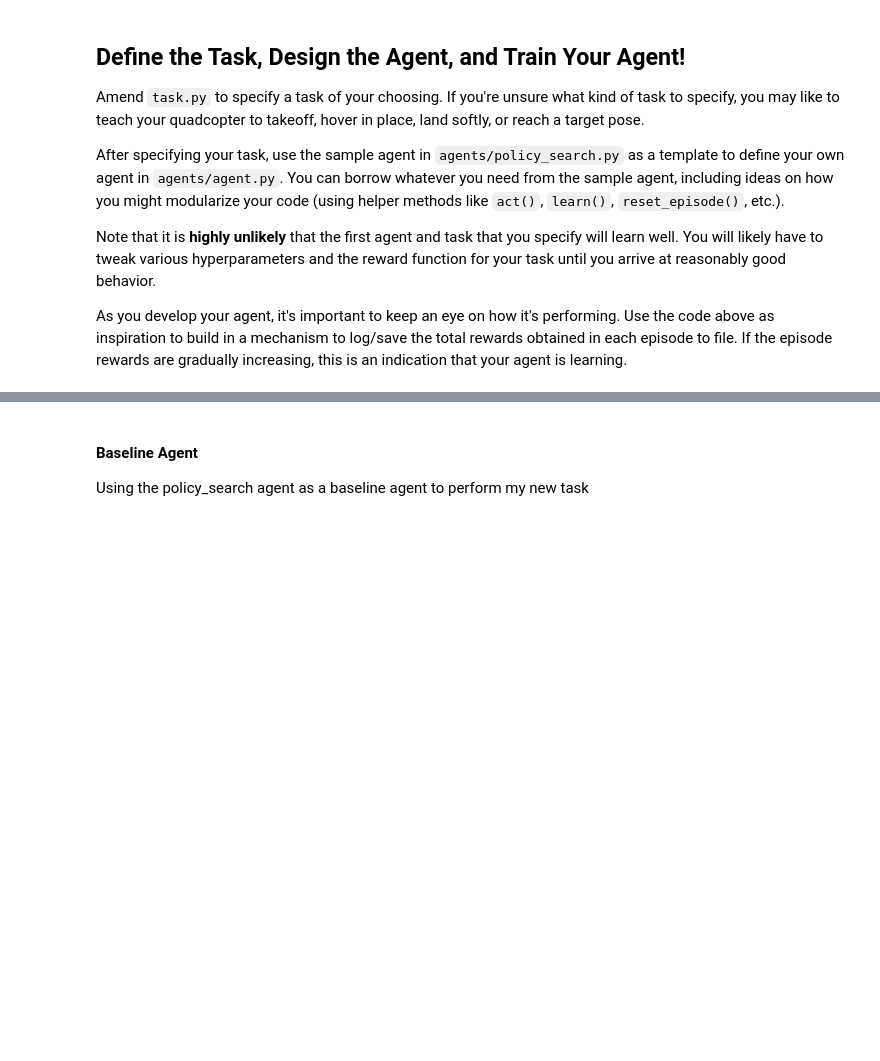
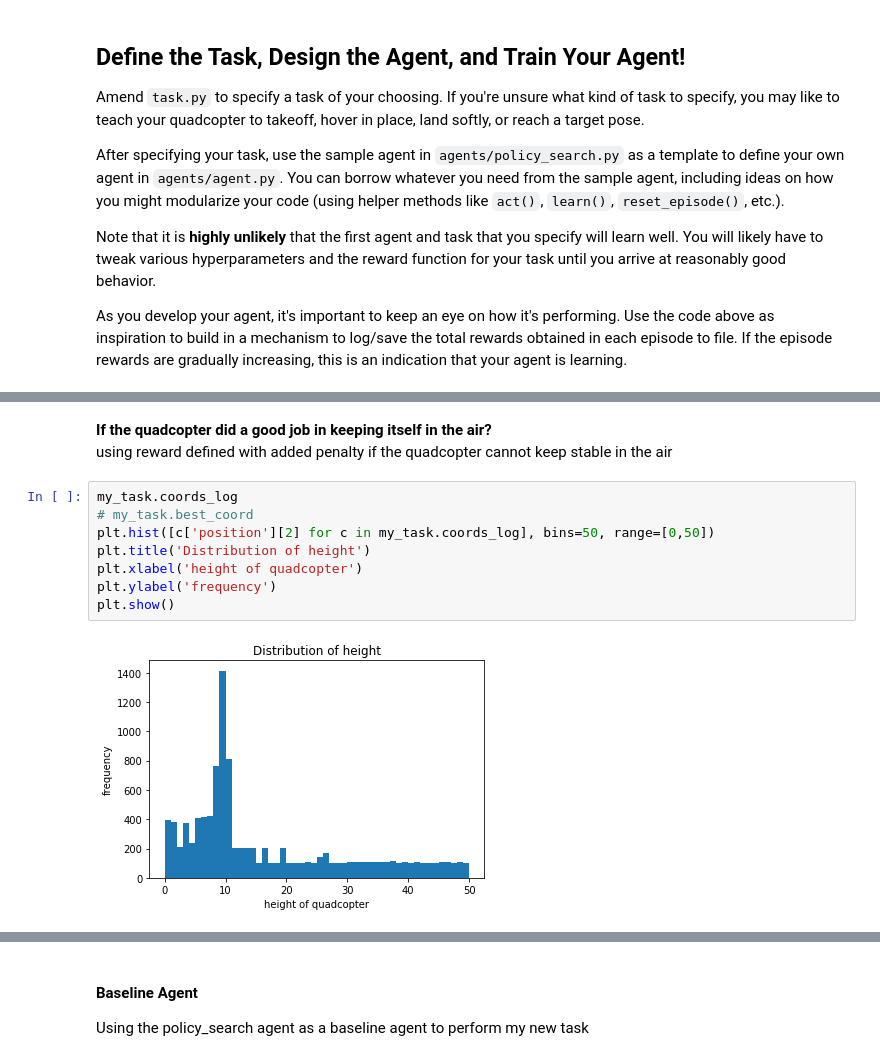
Before and after one commit to zeetaros/rl_quadcopter, a Jupyter notebook: WIP_Quadcopter_Project_CSY.ipynb, the cells around one changed output, grey strips where cells are left out. Saved outputs shown, nothing was run; the diff lists cells and outputs as text; blank space fills up the shorter version.

```diff
--- a/WIP_Quadcopter_Project_CSY.ipynb
+++ b/WIP_Quadcopter_Project_CSY.ipynb
@@ -244,0 +251,13 @@ my_task.best_coord
+# %% [markdown]
+__If the quadcopter did a good job in keeping itself in the air?__
+using reward defined with added penalty if the quadcopter cannot keep stable in the air
+# %%
+my_task.coords_log
+# my_task.best_coord
+plt.hist([c['position'][2] for c in my_task.coords_log], bins=50, range=[0,50])
+plt.title('Distribution of height')
+plt.xlabel('height of quadcopter')
+plt.ylabel('frequency')
+plt.show()
+# %% [output]
+[figure, added]
```
Also changed, not shown: parts of 9 cells of this notebook.
